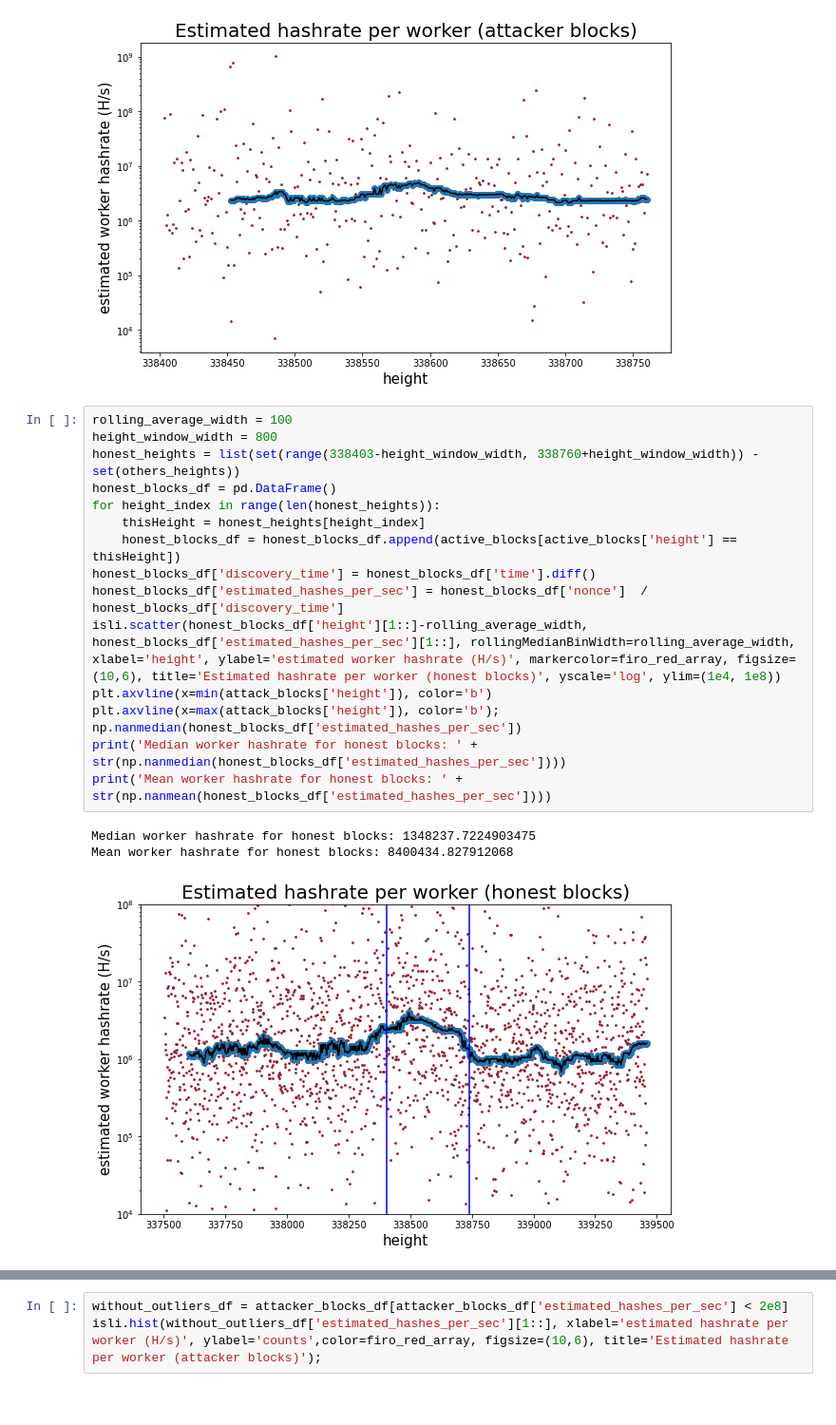
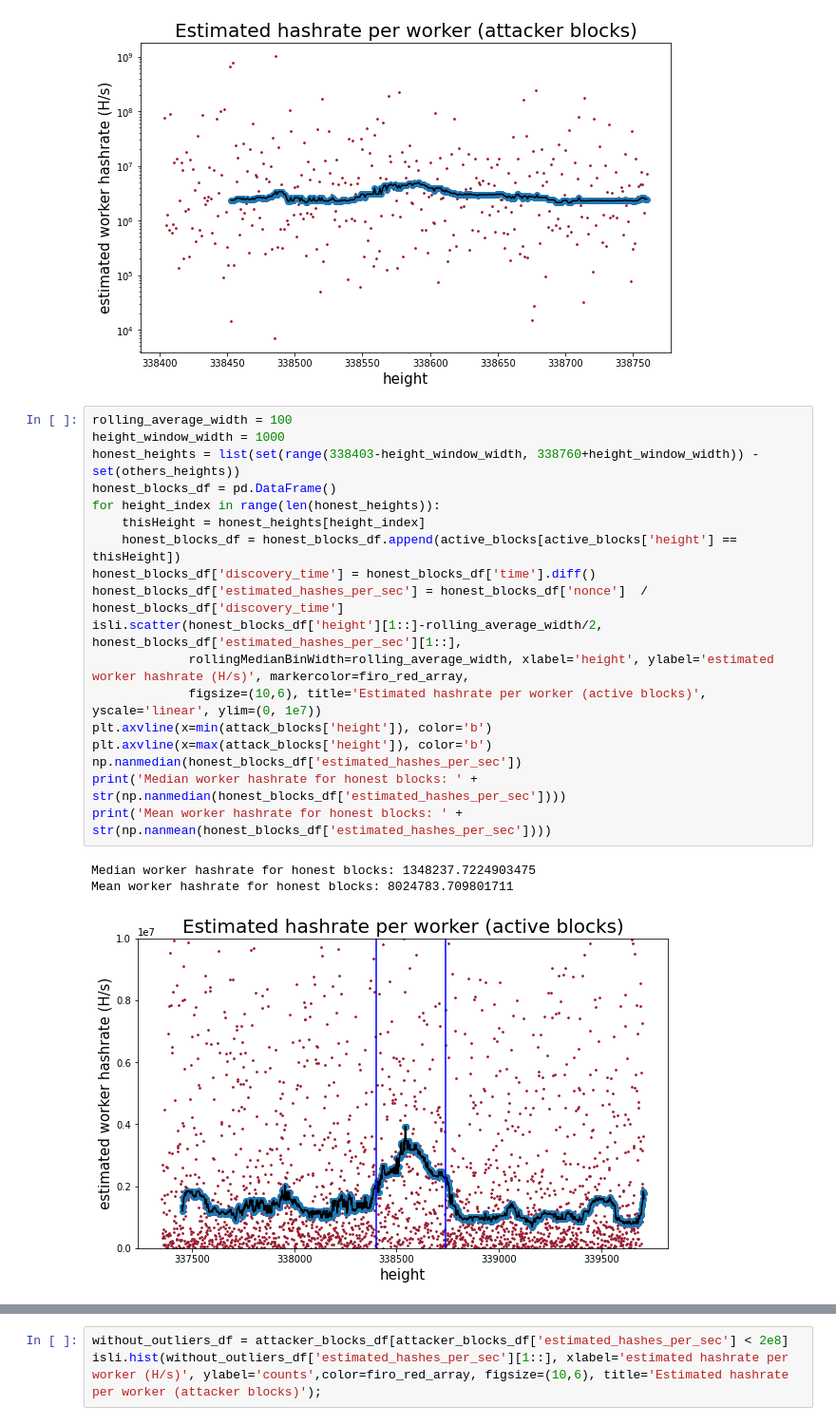
Before and after one commit to Mitchellpkt/firo-forensics, a Jupyter notebook: analysis/jupyter-python-firo-forensics.ipynb, the cells around one changed output, grey strips where cells are left out. Shown at 95% size. Cells and saved outputs as stored; diff of their text form.

Commit message:
adds honest chain hashrate estimation viz

```diff
--- a/analysis/jupyter-python-firo-forensics.ipynb
+++ b/analysis/jupyter-python-firo-forensics.ipynb
@@ -265,23 +273,25 @@ Mean worker hashrate for attack blocks: 19050077.994437695
 [figure]
 # %%
 rolling_average_width = 100
-height_window_width = 800
+height_window_width = 1000
 honest_heights = list(set(range(338403-height_window_width, 338760+height_window_width)) - set(others_heights))
 honest_blocks_df = pd.DataFrame()
 for height_index in range(len(honest_heights)):
     thisHeight = honest_heights[height_index]
     honest_blocks_df = honest_blocks_df.append(active_blocks[active_blocks['height'] == thisHeight])
 honest_blocks_df['discovery_time'] = honest_blocks_df['time'].diff()
 honest_blocks_df['estimated_hashes_per_sec'] = honest_blocks_df['nonce']  / honest_blocks_df['discovery_time']
-isli.scatter(honest_blocks_df['height'][1::]-rolling_average_width, honest_blocks_df['estimated_hashes_per_sec'][1::], rollingMedianBinWidth=rolling_average_width, xlabel='height', ylabel='estimated worker hashrate (H/s)', markercolor=firo_red_array, figsize=(10,6), title='Estimated hashrate per worker (honest blocks)', yscale='log', ylim=(1e4, 1e8))
+isli.scatter(honest_blocks_df['height'][1::]-rolling_average_width/2, honest_blocks_df['estimated_hashes_per_sec'][1::],
+             rollingMedianBinWidth=rolling_average_width, xlabel='height', ylabel='estimated worker hashrate (H/s)', markercolor=firo_red_array,
+             figsize=(10,6), title='Estimated hashrate per worker (active blocks)', yscale='linear', ylim=(0, 1e7))
 plt.axvline(x=min(attack_blocks['height']), color='b')
-plt.axvline(x=max(attack_blocks['height']), color='b');
+plt.axvline(x=max(attack_blocks['height']), color='b')
 np.nanmedian(honest_blocks_df['estimated_hashes_per_sec'])
 print('Median worker hashrate for honest blocks: ' + str(np.nanmedian(honest_blocks_df['estimated_hashes_per_sec'])))
 print('Mean worker hashrate for honest blocks: ' + str(np.nanmean(honest_blocks_df['estimated_hashes_per_sec'])))
 # %% [output]
 Median worker hashrate for honest blocks: 1348237.7224903475
-Mean worker hashrate for honest blocks: 8400434.827912068
+Mean worker hashrate for honest blocks: 8024783.709801711
-[figure, old version]
+[figure, new version]
 # %%
 rolling_average_width = 100
```
Also changed, not shown: parts of 3 cells of this notebook.
